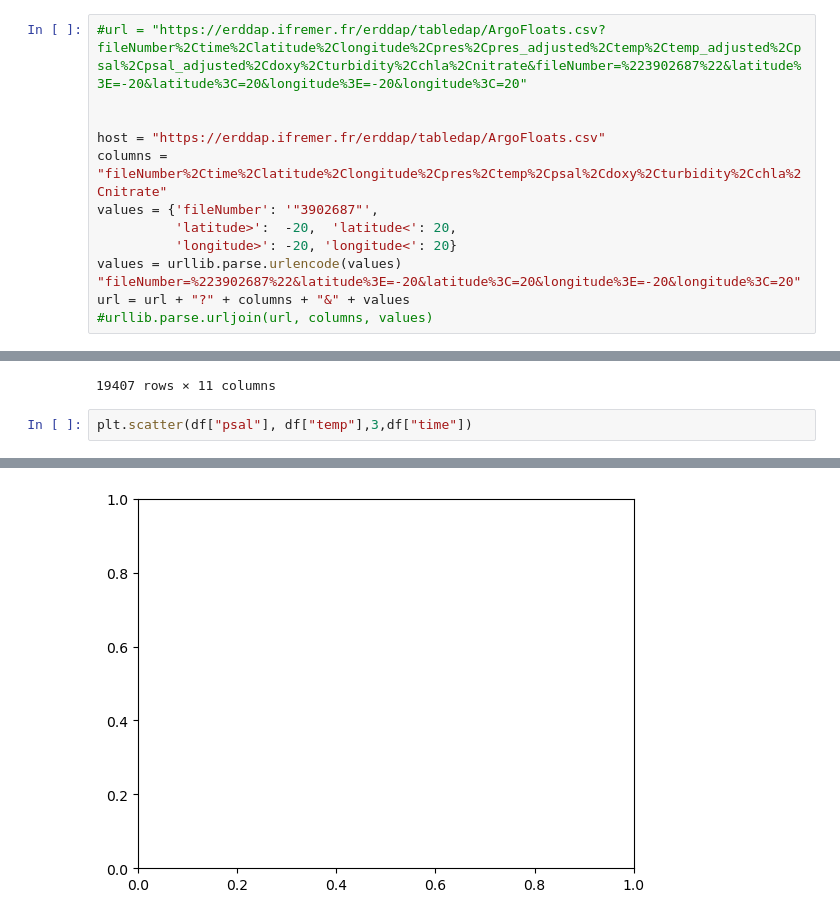
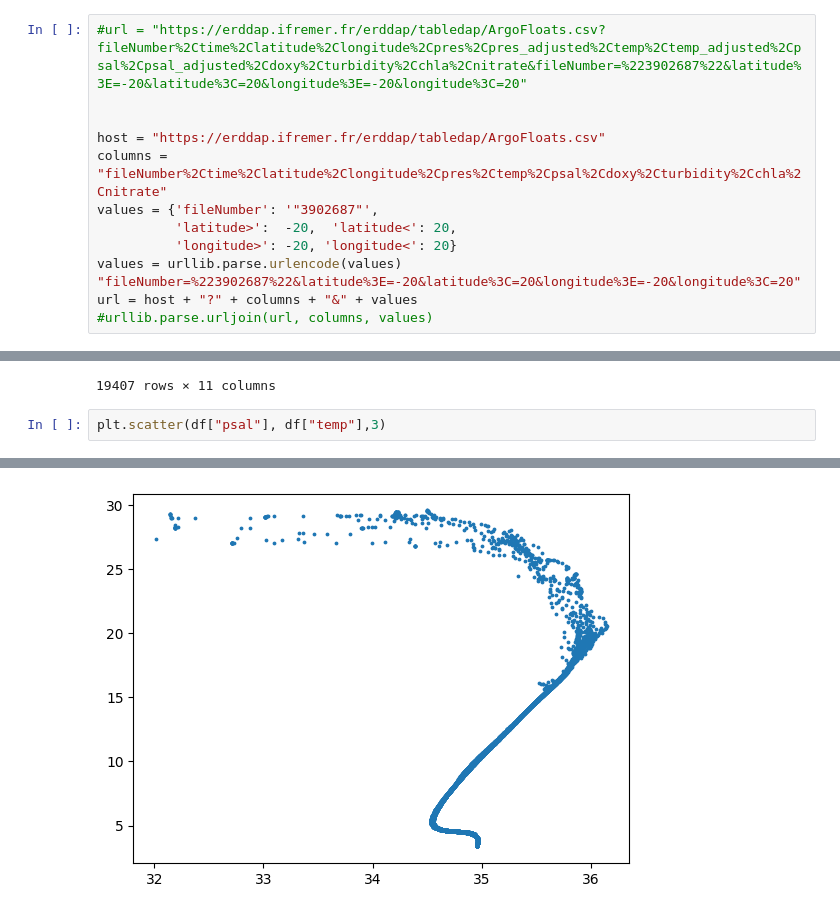
Before and after one commit to oceanmargins/omi_argo_floats, a Jupyter notebook: argo_pandas.ipynb, the cells around one changed output, grey strips where cells are left out. Cells and saved outputs as stored; diff of their text form.

```diff
--- a/argo_pandas.ipynb
+++ b/argo_pandas.ipynb
@@ -19,5 +19,5 @@ values = {'fileNumber': '"3902687"',
           'longitude>': -20, 'longitude<': 20}
 values = urllib.parse.urlencode(values)
 "fileNumber=%223902687%22&latitude%3E=-20&latitude%3C=20&longitude%3E=-20&longitude%3C=20"
-url = url + "?" + columns + "&" + values
+url = host + "?" + columns + "&" + values
 #urllib.parse.urljoin(url, columns, values)
@@ -46,5 +44,5 @@ df
 | 19406 | 3902687 | 2026-02-03T17:17:42Z | 3.68703 | 2.72917 | 2007.24 | 3.598 | 34.961 | NaN | NaN | NaN | ... |
 19407 rows × 11 columns
 # %%
-plt.scatter(df["psal"], df["temp"],3,df["time"])
+plt.scatter(df["psal"], df["temp"],3)
 # %% [output]
@@ -55 +50 @@ ValueError: 'c' argument must be a color, a sequence of colors, or a sequence of
-[figure, old version]
+[figure, new version]
```
Also changed, not shown: parts of 2 cells of this notebook.
